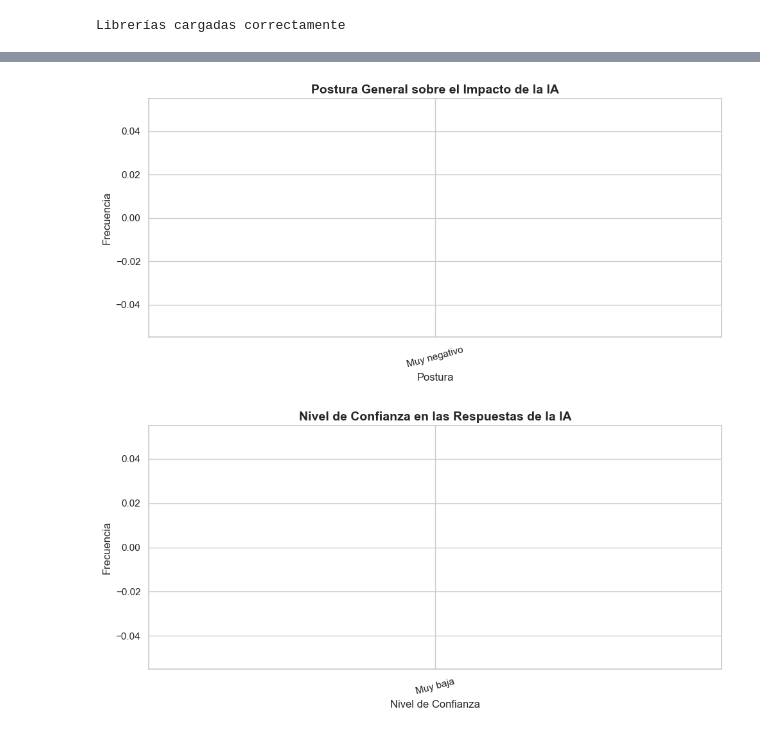
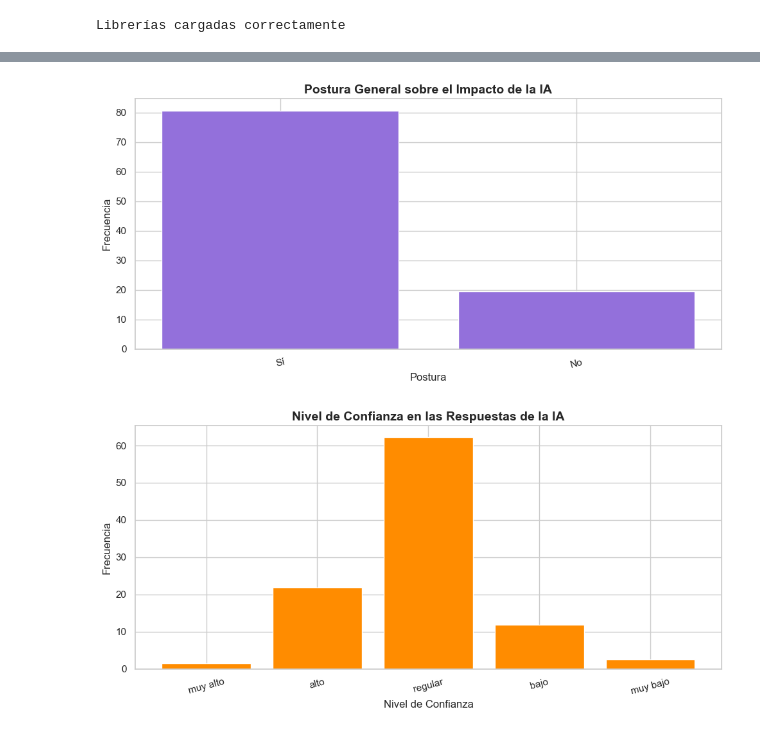
Before and after one commit to Itzel921/Reporte-del-impacto-IA-en-estudiantes-, a Jupyter notebook: logica/reporte.ipynb, the cells around one changed output, grey strips where cells are left out. Drawn from its saved outputs; the diff is of its cells as text; code cells hidden in the pictures.

```diff
--- a/logica/reporte.ipynb
+++ b/logica/reporte.ipynb
@@ -71,0 +69,22 @@ print(df.columns.tolist())
+# %%
+for col in df.select_dtypes(include=["object", "string"]).columns:
+    df[col] = (
+    df[col]
+    .astype("string")
+    .str.strip()
+    .str.casefold()
+    )
+# %%
+print("\n--- [1] Limpieza de Datos ---")
+
+# Manejo de valores nulos
+columnas_con_nulos = df.columns[df.isnull().any()].tolist()
+
+for col in columnas_con_nulos:
+    if pd.api.types.is_numeric_dtype(df[col]):
+        df[col] = df[col].fillna(df[col].mean())
+    else:
+        df[col] = df[col].fillna(df[col].mode()[0])
+
+print(f"- Columnas limpiadas de nulos: {len(columnas_con_nulos)}")
+print(f"- Registros finales: {df.shape[0]}")
@@ -221,21 +205,26 @@ plt.show()
 # %%
-orden_postura = ['Muy negativo', 'Negativo', 'Neutral', 'Positivo', 'Muy positivo']
+orden_postura = ['sí', 'no']
 fig, ax = plt.subplots()
-conteo = df['postura_ia'].value_counts().reindex(orden_postura)
-ax.bar(conteo.index, conteo.values, color='mediumpurple', edgecolor='white')
+
+conteo = df['postura_ia'].value_counts(normalize=True) * 100
+conteo = conteo.reindex(orden_postura, fill_value=0)
+
+etiquetas = ['Sí', 'No']
+ax.bar(etiquetas, conteo.values, color='mediumpurple', edgecolor='white')
 ax.set_title('Postura General sobre el Impacto de la IA', fontsize=14, fontweight='bold')
 ax.set_xlabel('Postura')
 ax.set_ylabel('Frecuencia')
 plt.xticks(rotation=15)
 plt.tight_layout()
 plt.savefig('postura_ia.png', dpi=150)
 plt.show()
 # %% [output]
-[figure, old version]
+[figure, new version]
 # %%
-orden_confianza = ['Muy baja', 'Baja', 'Media', 'Alta', 'Muy alta']
+orden_confianza = ['muy alto', 'alto', 'regular', 'bajo', 'muy bajo']
 fig, ax = plt.subplots()
-conteo = df['confianza_ia'].value_counts().reindex(orden_confianza)
+conteo = df['confianza_ia'].value_counts(normalize=True) * 100
+conteo = conteo.reindex(orden_confianza, fill_value=0)
 ax.bar(conteo.index, conteo.values, color='darkorange', edgecolor='white')
 ax.set_title('Nivel de Confianza en las Respuestas de la IA', fontsize=14, fontweight='bold')
 ax.set_xlabel('Nivel de Confianza')
@@ -245,4 +234,4 @@ plt.tight_layout()
 plt.savefig('confianza_ia.png', dpi=150)
 plt.show()
 # %% [output]
-[figure, old version]
+[figure, new version]
```
Also changed, not shown: parts of 19 cells of this notebook, 15 other files.
